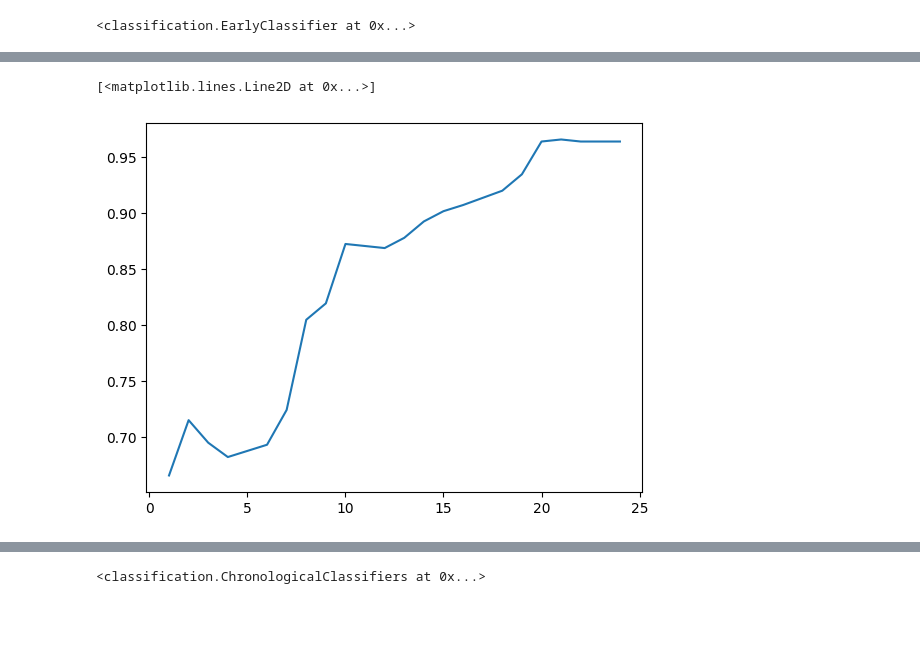
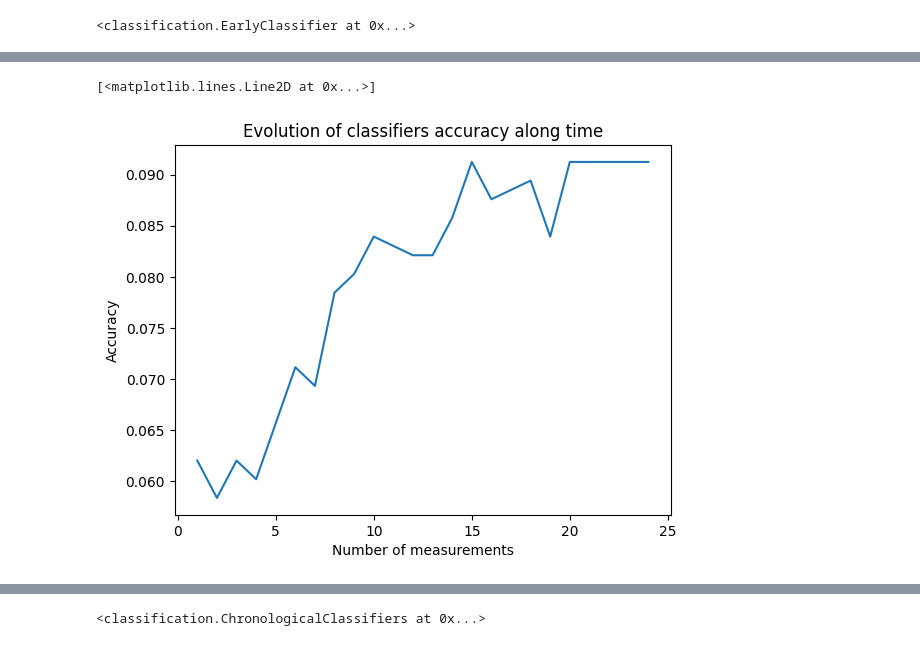
Before and after one commit to ML-EDM/ml_edm, a Jupyter notebook: ml_edm/Demo ml_edm.ipynb, the cells around one changed output, grey strips where cells are left out. Drawn from its saved outputs; the diff is of its cells as text; code cells hidden in the pictures; blank space fills up the shorter version.

```diff
--- a/ml_edm/Demo ml_edm.ipynb
+++ b/ml_edm/Demo ml_edm.ipynb
@@ -44,3 +101,3 @@ Instanciation
 # %%
-ec = EarlyClassifier(misclassification_cost, delay_cost, feature_extraction=False)
+ec = EarlyClassifier(misclassification_cost, delay_cost)
 # %% [markdown]
@@ -77,8 +151,11 @@ Assess the information gain
 # %%
-classes = [ec.predict(test_x[:, :length])[0] for length in ec.chronological_classifiers.models_series_lengths]
-scores = [np.count_nonzero(model_classes==test_y)/test_y.shape[0] for model_classes in classes]
-plt.plot(ec.chronological_classifiers.models_series_lengths, scores)
+classes = [ec.predict(test_x[:50, :length])[0] for length in ec.chronological_classifiers.models_input_lengths]
+scores = [np.count_nonzero(model_classes==test_y[:50])/test_y.shape[0] for model_classes in classes]
+plt.xlabel("Number of measurements")
+plt.ylabel("Accuracy")
+plt.title("Evolution of classifiers accuracy along time")
+plt.plot(ec.chronological_classifiers.models_input_lengths, scores)
 # %% [output]
 [<matplotlib.lines.Line2D at 0x...>]
-[figure, old version]
+[figure, new version]
 # %% [markdown]
```
Also changed, not shown: parts of 49 cells of this notebook, 3 other files.
